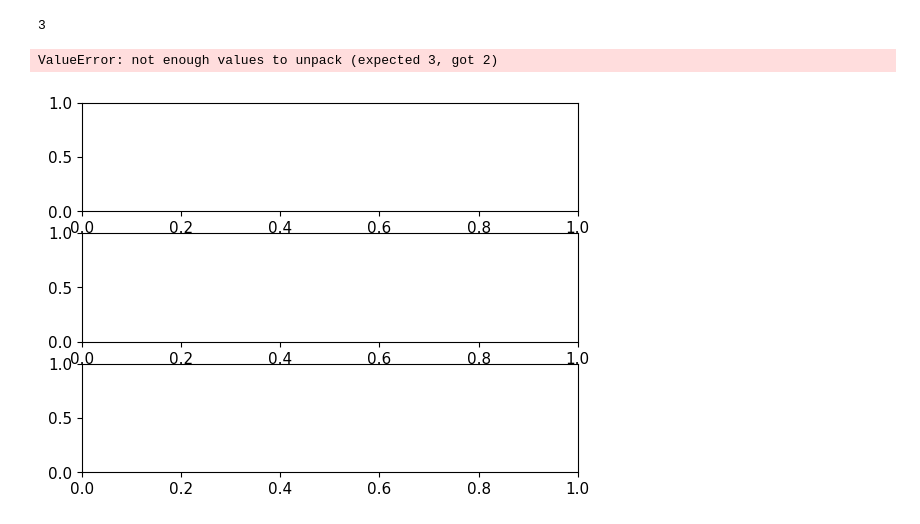
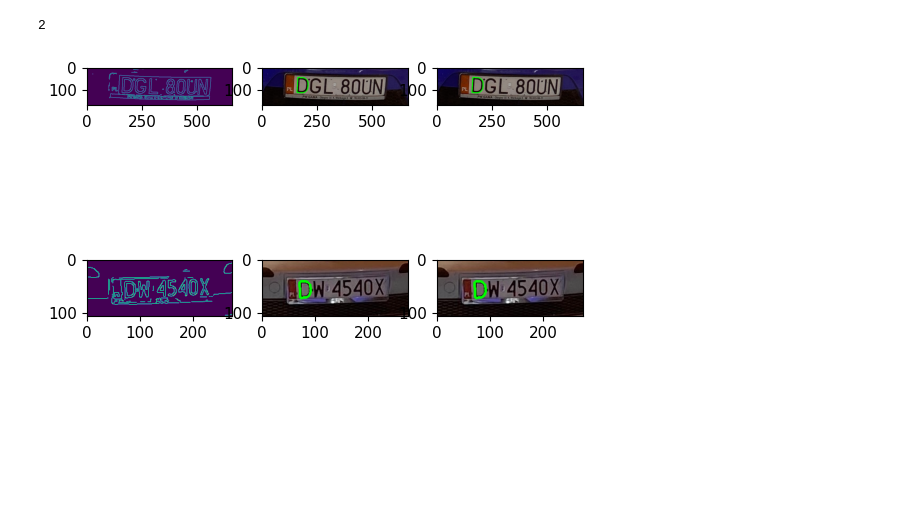
Before and after one commit to jurstu/labaOpenCV, a Jupyter notebook: project/playground_for_tests/notebookALPR/main.ipynb, the cells around one changed output. Saved outputs shown, nothing was run; the diff lists cells and outputs as text; code cells hidden in the pictures; blank space fills up the shorter version.

```diff
--- a/project/playground_for_tests/notebookALPR/main.ipynb
+++ b/project/playground_for_tests/notebookALPR/main.ipynb
@@ -97,18 +107,50 @@ for i, box in enumerate(boxes):
-# %%
-
-fig, axs = plt.subplots(len(boxes))
-print(len(skewed_plates))
-for i, plate in enumerate(skewed_plates):
-
-    gray = cv2.cvtColor(plate, cv2.COLOR_BGR2GRAY)
-    center = cv2.mean(gray)[0]/3
-    canny_output = cv2.Canny(gray, center, center*2)
-    #_, contours, hierarchy = cv2.findContours(canny_output, cv2.RETR_TREE, cv2.CHAIN_APPROX_SIMPLE)
-
-    #ret, thresh = cv2.threshold(gray, center+20, 255, 0)
-    #thresh = cv2.cvtColor(thresh, cv2.COLOR_GRAY2BGR)
-    axs[i].imshow(canny_output)
-# %% [output]
-3
-ValueError: not enough values to unpack (expected 3, got 2)
-[figure, removed]
+# %%
+
+fig, axs = plt.subplots(len(boxes), 3)
+print(len(skewed_plates))
+for i, plate in enumerate(skewed_plates):
+
+    gray = cv2.cvtColor(plate, cv2.COLOR_BGR2GRAY)
+
+
+    # Apply edge detection
+    edges = cv2.Canny(gray, 230, 255)
+    axs[i, 0].imshow(edges)
+    # Find contours
+    contours, _ = cv2.findContours(edges, cv2.RETR_TREE, cv2.CHAIN_APPROX_SIMPLE)
+
+    # Sort contours by area and pick the largest plausible one
+    contours = sorted(contours, key=cv2.contourArea, reverse=True)
+
+    result = plate.copy()
+
+
+    #continue
+    for j, contour in enumerate(contours):
+        cv2.drawContours(result, [contour], -1, (0, 255, 0), 3)
+        axs[i, j+1].imshow(result)
+        # Approximate the contour to find a quadrilateral
+        epsilon = 1 * cv2.arcLength(contour, True)
+        approx = cv2.approxPolyDP(contour, epsilon, True)
+        if len(approx) == 4:  # Check if it's a quadrilateral
+            license_plate_contour = approx
+            break
+
+
+        if(not j < 1):
+            break
+
+    #if license_plate_contour is not None:
+    #    # Draw the contour for visualization
+    #    result = plate.copy()
+    #    cv2.drawContours(result, [license_plate_contour], -1, (0, 255, 0), 3)
+    #    axs[i].imshow(result)
+    #    #cv2.imshow("Detected License Plate", result)
+
+    #_, contours, hierarchy = cv2.findContours(canny_output, cv2.RETR_TREE, cv2.CHAIN_APPROX_SIMPLE)
+
+    #ret, thresh = cv2.threshold(gray, center+20, 255, 0)
+    #thresh = cv2.cvtColor(thresh, cv2.COLOR_GRAY2BGR)
+# %% [output]
+2
+[figure, added]
```
Also changed, not shown: parts of 5 cells of this notebook.
